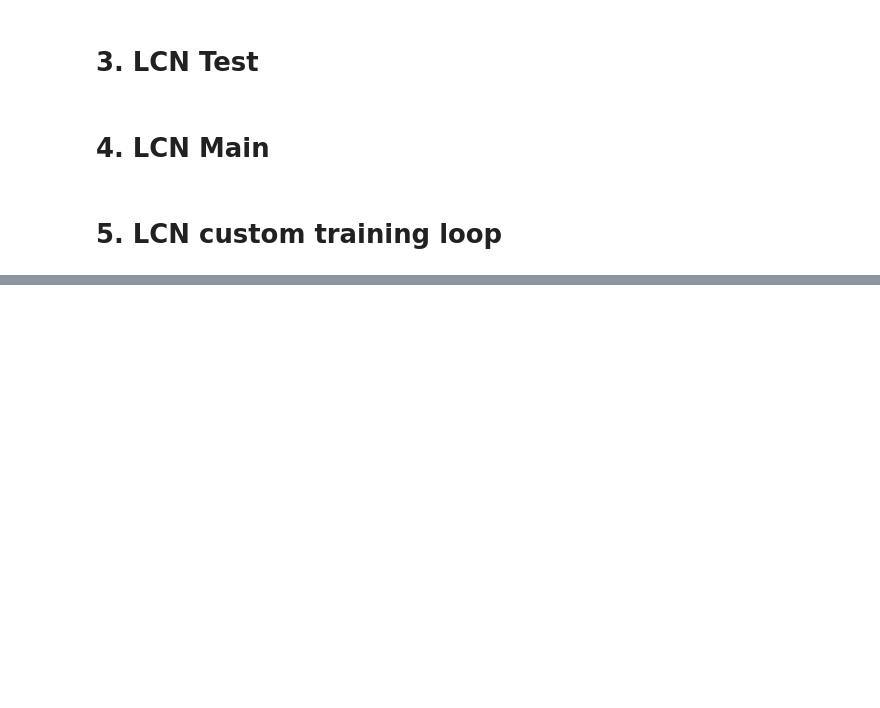
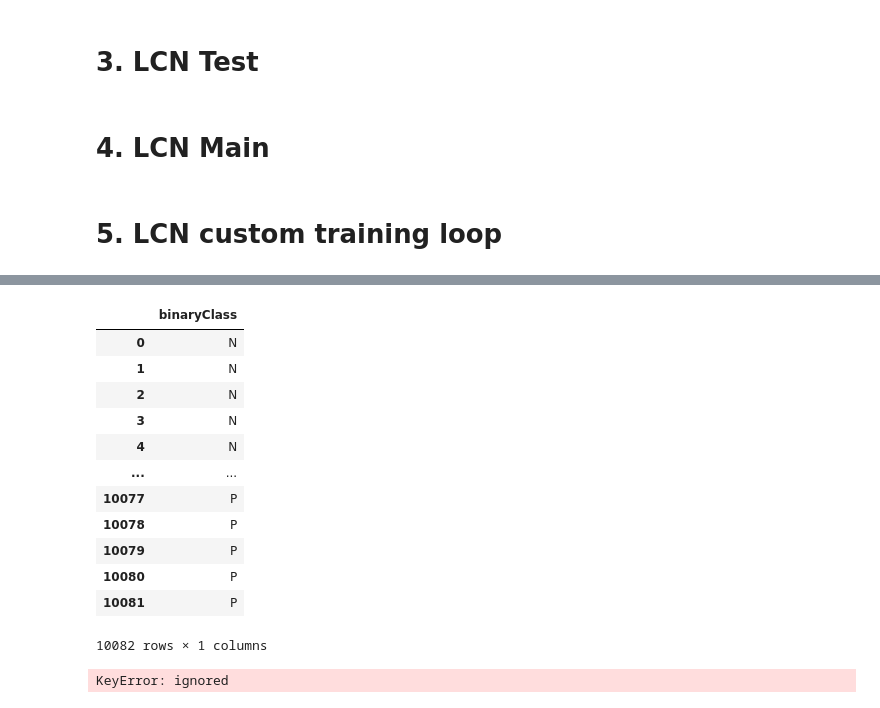
Before and after one commit to Bartosz-G/non-homogenous-data-working-repo, a Jupyter notebook: LCN_experiments/LCN_test_experiment.ipynb, the cells around one changed output, grey strips where cells are left out. Saved outputs shown, nothing was run; the diff lists cells and outputs as text; code cells hidden in the pictures; blank space fills up the shorter version.

```diff
--- a/LCN_experiments/LCN_test_experiment.ipynb
+++ b/LCN_experiments/LCN_test_experiment.ipynb
@@ -864,0 +975,21 @@ using values from previous task load, skipped download
+# %%
+df = y.to_frame()
+df
+# %% [output]
+|  | binaryClass |
+| 0 | N |
+| 1 | N |
+| 2 | N |
+| 3 | N |
+| 4 | N |
+| ... | ... |
+| 10077 | P |
+| 10078 | P |
+| 10079 | P |
+| 10080 | P |
+| 10081 | P |
+10082 rows × 1 columns
+# %%
+torch.tensor(df[5].values)
+# %% [output]
+KeyError: ignored
```
Also changed, not shown: parts of 18 cells of this notebook.
